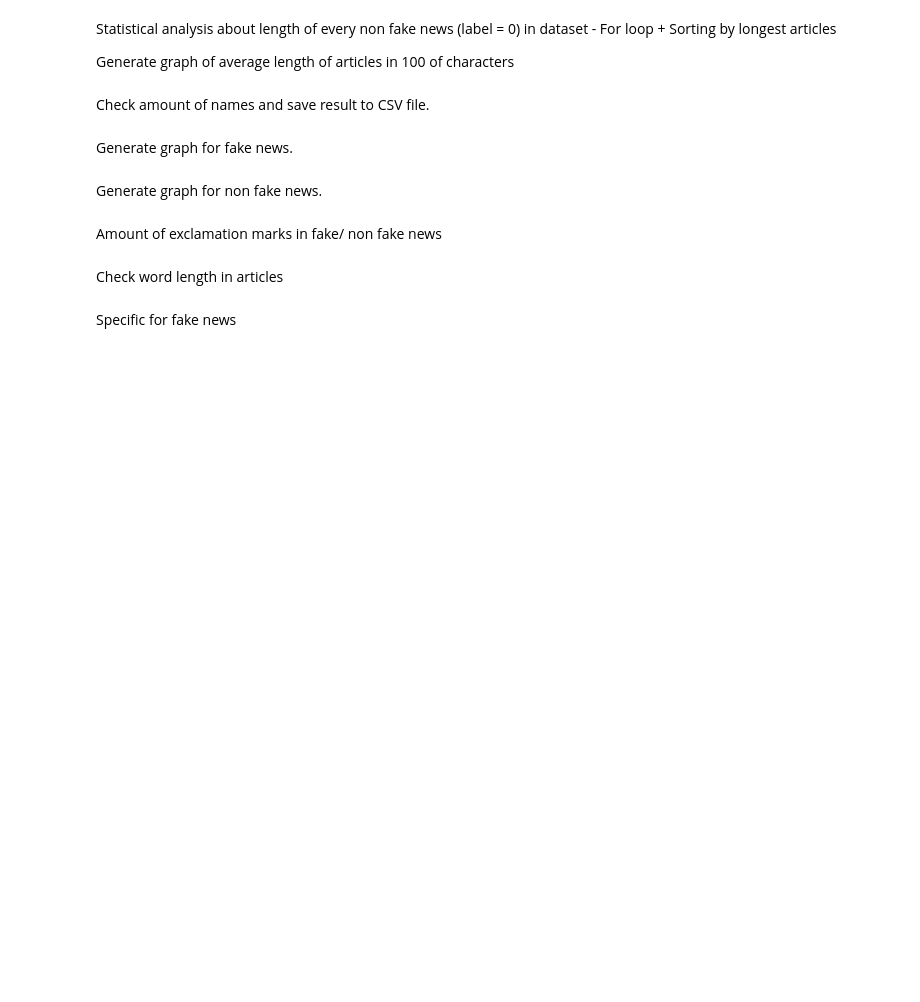
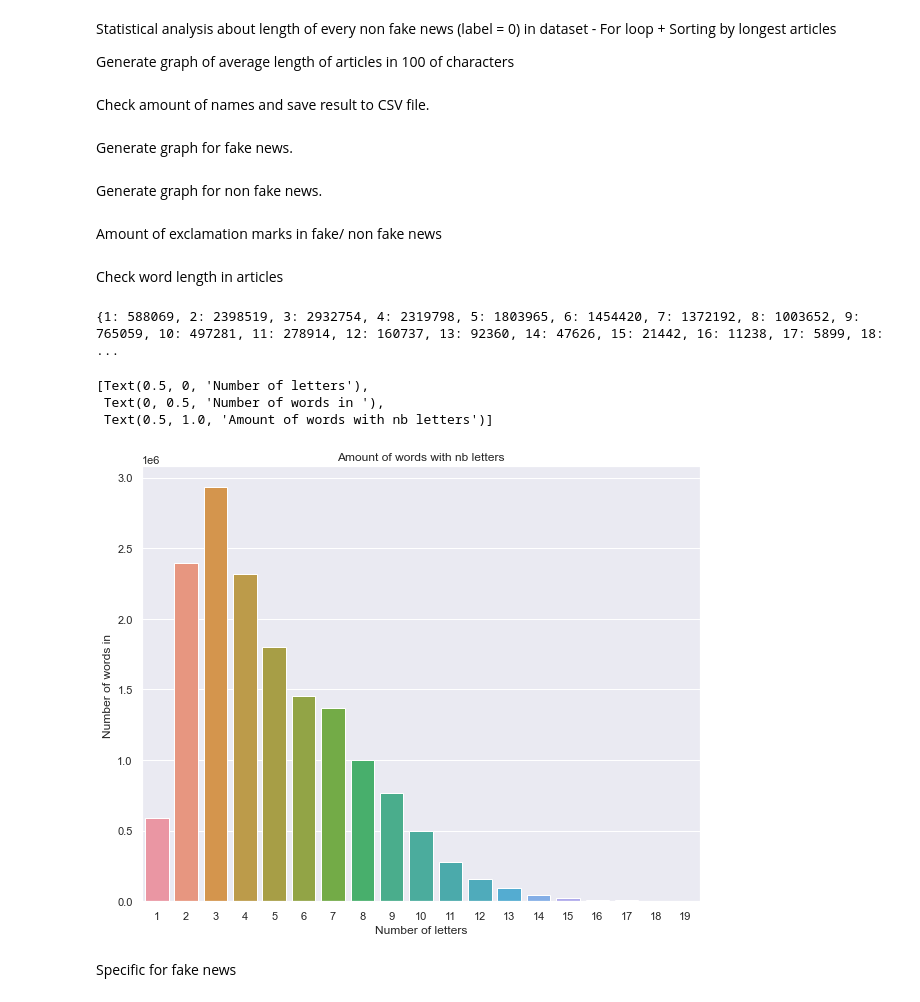
Before and after one commit to GeoffreyKarnbach/Fake-News-Detector-AI, a Jupyter notebook: src/analyse.ipynb, the cells around one changed output. Saved outputs shown, nothing was run; the diff lists cells and outputs as text; code cells hidden in the pictures; blank space fills up the shorter version.

```diff
--- a/src/analyse.ipynb
+++ b/src/analyse.ipynb
@@ -119,20 +141,26 @@ Check word length in articles
 # %%
 def longer_than_(texte, nb):
     counter = 0
     for loop in str(texte).split(" "):
-        if len(loop)>=nb:
+        if len(loop)==nb:
             counter+=1
     return counter
 
 word_length = {}
 for number in range(1,20):
     word_length[number]=sum(df["text"].apply(lambda x: longer_than_(x, number)))
 
 print(word_length)
 
 my_df = pd.DataFrame(word_length.items())
 ax = sns.barplot(x=0, y=1, data=my_df)
 ax.set(xlabel = 'Number of letters', ylabel='Number of words in ', title='Amount of words with nb letters')
+# %% [output]
+{1: 588069, 2: 2398519, 3: 2932754, 4: 2319798, 5: 1803965, 6: 1454420, 7: 1372192, 8: 1003652, 9: 765059, 10: 497281, 11: 278914, 12: 160737, 13: 92360, 14: 47626, 15: 21442, 16: 11238, 17: 5899, 18: ...
+[Text(0.5, 0, 'Number of letters'),
+ Text(0, 0.5, 'Number of words in '),
+ Text(0.5, 1.0, 'Amount of words with nb letters')]
+[figure, added]
 # %% [markdown]
 Specific for fake news
 # %%
```
Also changed, not shown: parts of 4 cells of this notebook, 1 other file.
